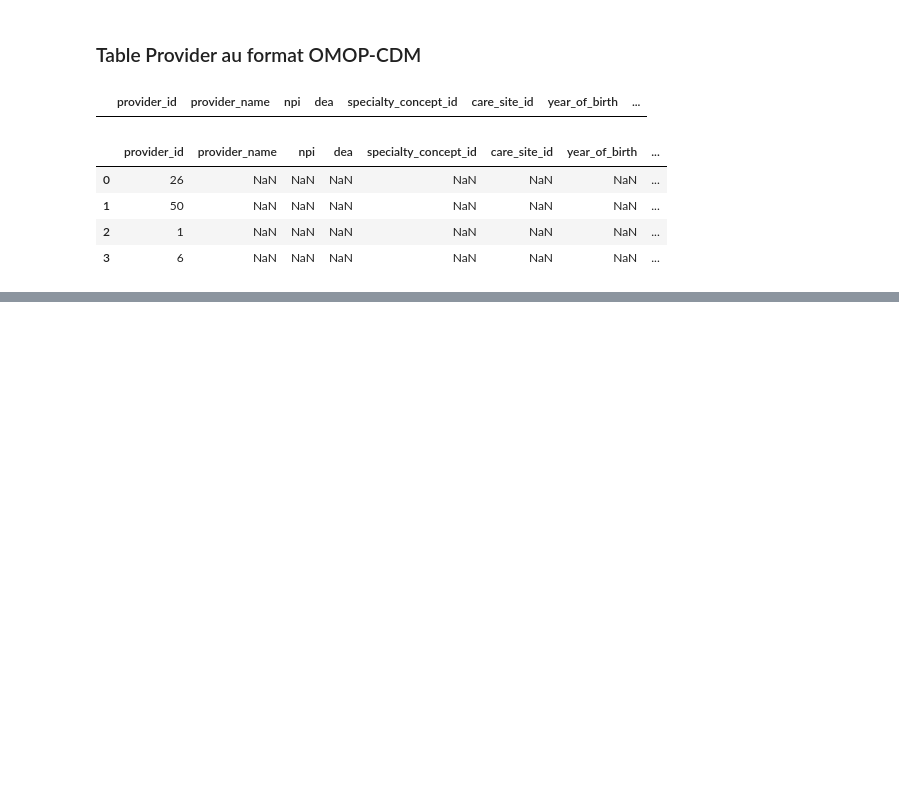
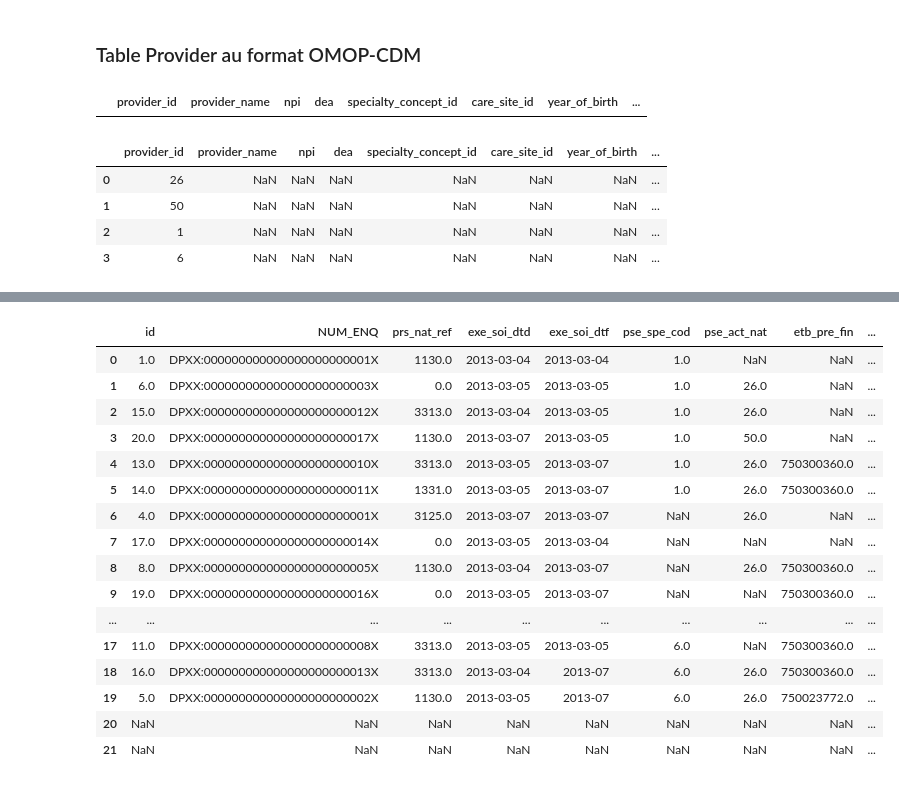
Before and after one commit to SaidaHKM/HDH-Test-, a Jupyter notebook: HDH Test.ipynb, the cells around one changed output, grey strips where cells are left out. Cells and saved outputs as stored; diff of their text form; code cells hidden in the pictures; blank space fills up the shorter version.

```diff
--- a/HDH Test.ipynb
+++ b/HDH Test.ipynb
@@ -176,0 +195,5 @@ print(results)
+# %%
+Car_site["care_site_id"]=etablissement_sante["eta_num"]
+Car_site["care_site_name"]=etablissement_sante["soc_rai"]
+
+Car_site
@@ -214,3 +263,40 @@ Provider
+# %%
+# Insertion du nom de l'établissement où le soin a été réalisé
+
+infos_pres_remb_CDM=pd.merge(infos_pres_remb,Car_site[['care_site_id','care_site_name']],left_on="etb_pre_fin", right_on="care_site_id",how="outer")
+infos_pres_remb_CDM=infos_pres_remb_CDM.drop('care_site_id',axis=1)
+# %%
+# Insertion de la nature du soin réalisé
+
+infos_pres_remb_CDM=pd.merge(infos_pres_remb_CDM,Provider[['provider_id','specialty_source_value']],left_on="pse_act_nat", right_on="provider_id",how="left")
+infos_pres_remb_CDM=infos_pres_remb_CDM.drop('provider_id',axis=1)
+infos_pres_remb_CDM.rename(columns={'specialty_source_value_x': 'specialty_source_value_act'}, inplace=True)
+# %%
+# Insertion de la spécialité du soin réalisé
+
+infos_pres_remb_CDM=pd.merge(infos_pres_remb_CDM,Provider[['provider_id','specialty_source_value']],left_on="pse_spe_cod", right_on="provider_id",how="outer")
+infos_pres_remb_CDM=infos_pres_remb_CDM.drop('provider_id',axis=1)
+infos_pres_remb_CDM.rename(columns={'specialty_source_value_y': 'specialty_source_value_spe'}, inplace=True)
+# %%
+infos_pres_remb_CDM
+# %% [output]
+|  | id | NUM_ENQ | prs_nat_ref | exe_soi_dtd | exe_soi_dtf | pse_spe_cod | pse_act_nat | etb_pre_fin | ... |
+| 0 | 1.0 | DPXX:000000000000000000000001X | 1130.0 | 2013-03-04 | 2013-03-04 | 1.0 | NaN | NaN | ... |
+| 1 | 6.0 | DPXX:000000000000000000000003X | 0.0 | 2013-03-05 | 2013-03-05 | 1.0 | 26.0 | NaN | ... |
+| 2 | 15.0 | DPXX:000000000000000000000012X | 3313.0 | 2013-03-04 | 2013-03-05 | 1.0 | 26.0 | NaN | ... |
+| 3 | 20.0 | DPXX:000000000000000000000017X | 1130.0 | 2013-03-07 | 2013-03-05 | 1.0 | 50.0 | NaN | ... |
+| 4 | 13.0 | DPXX:000000000000000000000010X | 3313.0 | 2013-03-05 | 2013-03-07 | 1.0 | 26.0 | 750300360.0 | ... |
+| 5 | 14.0 | DPXX:000000000000000000000011X | 1331.0 | 2013-03-05 | 2013-03-07 | 1.0 | 26.0 | 750300360.0 | ... |
+| 6 | 4.0 | DPXX:000000000000000000000001X | 3125.0 | 2013-03-07 | 2013-03-07 | NaN | 26.0 | NaN | ... |
+| 7 | 17.0 | DPXX:000000000000000000000014X | 0.0 | 2013-03-05 | 2013-03-04 | NaN | NaN | NaN | ... |
+| 8 | 8.0 | DPXX:000000000000000000000005X | 1130.0 | 2013-03-04 | 2013-03-07 | NaN | 26.0 | 750300360.0 | ... |
+| 9 | 19.0 | DPXX:000000000000000000000016X | 0.0 | 2013-03-05 | 2013-03-07 | NaN | NaN | 750300360.0 | ... |
+| ... | ... | ... | ... | ... | ... | ... | ... | ... | ... |
+| 17 | 11.0 | DPXX:000000000000000000000008X | 3313.0 | 2013-03-05 | 2013-03-05 | 6.0 | NaN | 750300360.0 | ... |
+| 18 | 16.0 | DPXX:000000000000000000000013X | 3313.0 | 2013-03-04 | 2013-07 | 6.0 | 26.0 | 750300360.0 | ... |
+| 19 | 5.0 | DPXX:000000000000000000000002X | 1130.0 | 2013-03-05 | 2013-07 | 6.0 | 26.0 | 750023772.0 | ... |
+| 20 | NaN | NaN | NaN | NaN | NaN | NaN | NaN | NaN | ... |
+| 21 | NaN | NaN | NaN | NaN | NaN | NaN | NaN | NaN | ... |
 # %%
 #Télechargement des tables aux format csv en local
 # %%
```
Also changed, not shown: parts of 9 cells of this notebook, 1 other file.
